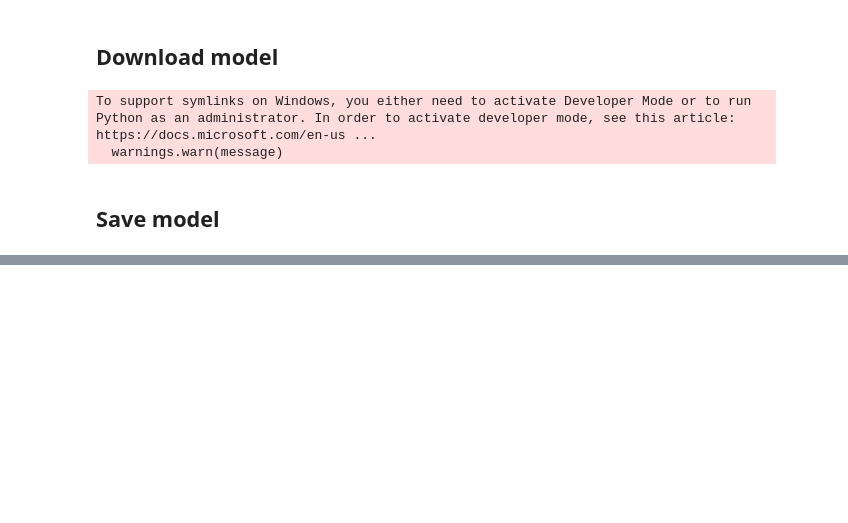
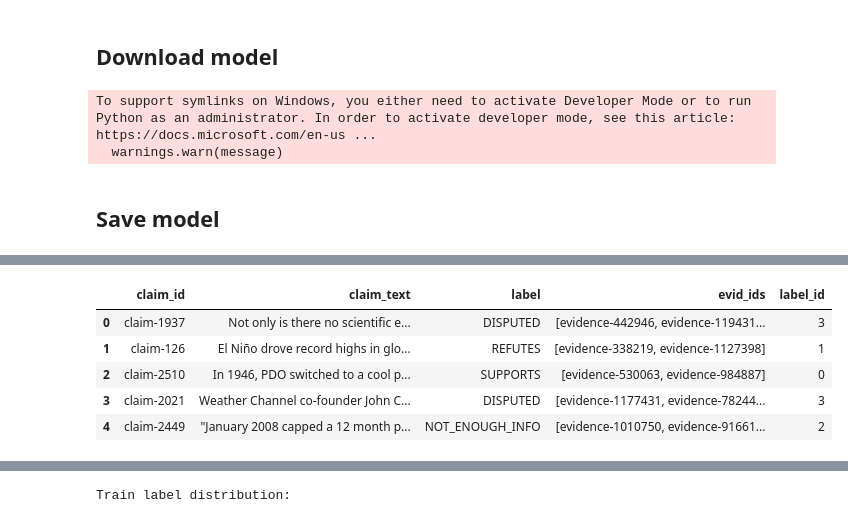
Before and after one commit to WeihaoLi-Tom/NLP_PRJ, a Jupyter notebook: models/meta-llama-3.2-1b-instruct.ipynb, the cells around one changed output, grey strips where cells are left out. Cells and saved outputs as stored; diff of their text form; code cells hidden in the pictures; blank space fills up the shorter version.

```diff
--- a/models/meta-llama-3.2-1b-instruct.ipynb
+++ b/models/meta-llama-3.2-1b-instruct.ipynb
@@ -40,0 +38,73 @@ Hello, how are you? I'd like to know if you have any questions or topics you'd l
+# %%
+import os, json, pandas as pd
+
+DATA_DIR   = "../data"
+TRAIN_FILE = os.path.join(DATA_DIR, "train-claims.json")
+DEV_FILE   = os.path.join(DATA_DIR, "dev-claims.json")
+TEST_FILE  = os.path.join(DATA_DIR, "test-claims-unlabelled.json")
+EVID_FILE  = os.path.join(DATA_DIR, "evidence.json")
+
+
+def load_claims(path: str, labelled: bool = True) -> pd.DataFrame:
+
+    with open(path, "r", encoding="utf-8") as f:
+        raw = json.load(f)
+
+    rows = []
+    for cid, info in raw.items():
+        row = {
+            "claim_id":   cid,
+            "claim_text": info.get("claim_text", "")
+        }
+        if labelled:
+            row["label"]      = info["claim_label"]
+            row["evid_ids"]   = info["evidences"]     # list[str]
+        rows.append(row)
+
+    df = pd.DataFrame(rows)
+
+
+    if labelled:
+        df["label"] = df["label"].astype("category")
+
+    return df
+
+
+def load_evidence(path: str):
+
+    with open(path, "r", encoding="utf-8") as f:
+        raw = json.load(f)
+
+    df   = pd.DataFrame([{"evid_id": k, "evid_text": v} for k, v in raw.items()])
+    edict = {k: v for k, v in raw.items()}
+    return df, edict
+
+
+
+df_train = load_claims(TRAIN_FILE, labelled=True)
+df_dev   = load_claims(DEV_FILE,   labelled=True)
+df_test  = load_claims(TEST_FILE,  labelled=False)
+
+df_evid, evid_dict = load_evidence(EVID_FILE)
+
+
+LABEL2ID = {"SUPPORTS": 0, "REFUTES": 1, "NOT_ENOUGH_INFO": 2, "DISPUTED": 3}
+ID2LABEL = {v: k for k, v in LABEL2ID.items()}
+
+for df in (df_train, df_dev):
+    df["label_id"] = df["label"].map(LABEL2ID).astype("int8")
+
+print(f"Train size: {len(df_train):,}")
+print(f"Dev   size: {len(df_dev):,}")
+print(f"Test  size: {len(df_test):,}")
+print(f"Evidence passages: {len(df_evid):,}")
+
+display(df_train.head())
+display(df_evid.head())
+
+print("Train label distribution:")
+display(df_train["label"].value_counts())
+
+print("Dev label distribution:")
+display(df_dev["label"].value_counts())
+# %% [output]
@@ -40,0 +115,6 @@ Hello, how are you? I'd like to know if you have any questions or topics you'd l
+|  | claim_id | claim_text | label | evid_ids | label_id |
+| 0 | claim-1937 | Not only is there no scientific e... | DISPUTED | [evidence-442946, evidence-119431... | 3 |
+| 1 | claim-126 | El Niño drove record highs in glo... | REFUTES | [evidence-338219, evidence-1127398] | 1 |
+| 2 | claim-2510 | In 1946, PDO switched to a cool p... | SUPPORTS | [evidence-530063, evidence-984887] | 0 |
+| 3 | claim-2021 | Weather Channel co-founder John C... | DISPUTED | [evidence-1177431, evidence-78244... | 3 |
+| 4 | claim-2449 | "January 2008 capped a 12 month p... | NOT_ENOUGH_INFO | [evidence-1010750, evidence-91661... | 2 |
@@ -40,0 +127 @@ Hello, how are you? I'd like to know if you have any questions or topics you'd l
+Train label distribution:
```
Also changed, not shown: parts of 13 cells of this notebook.
